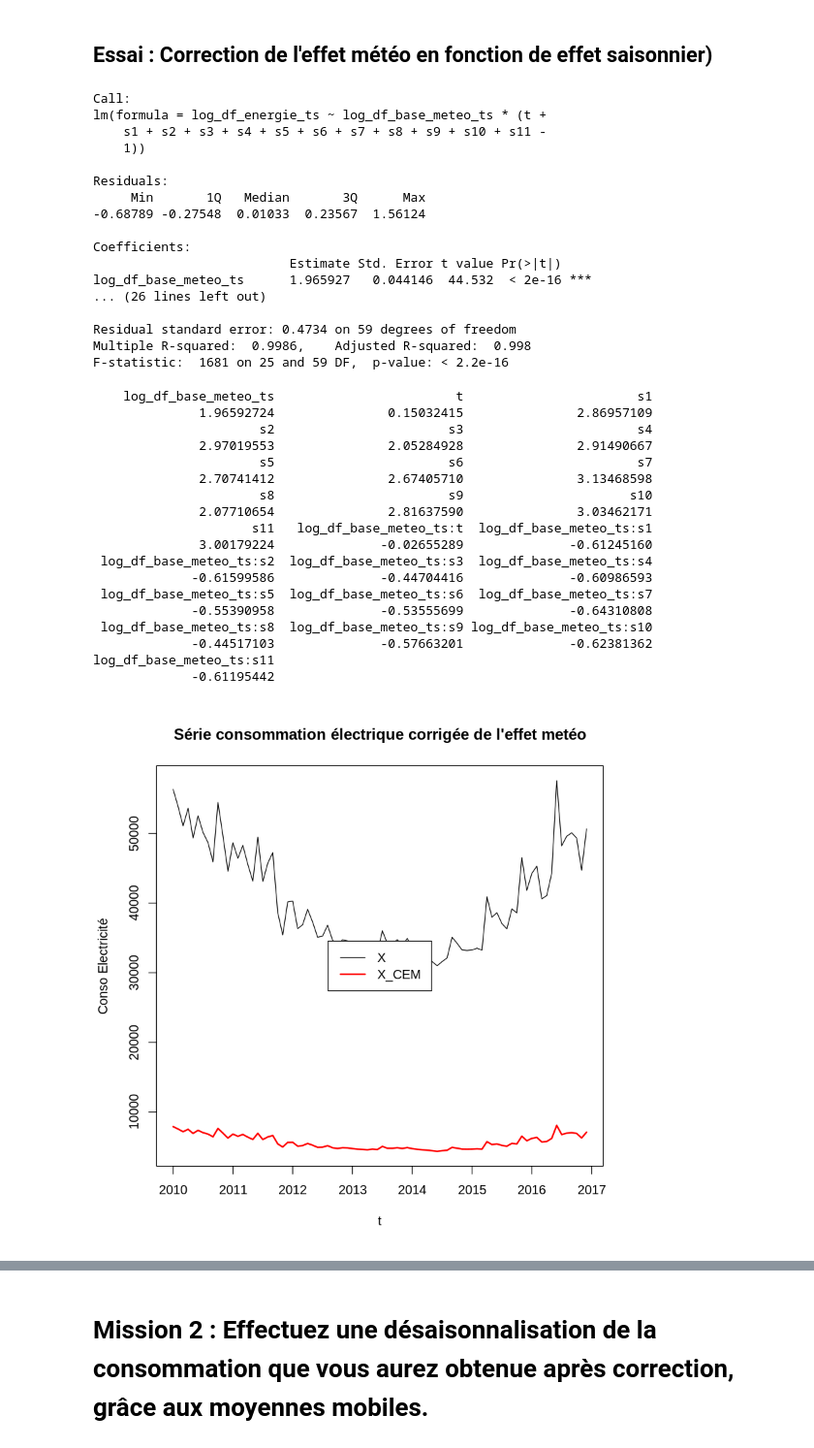
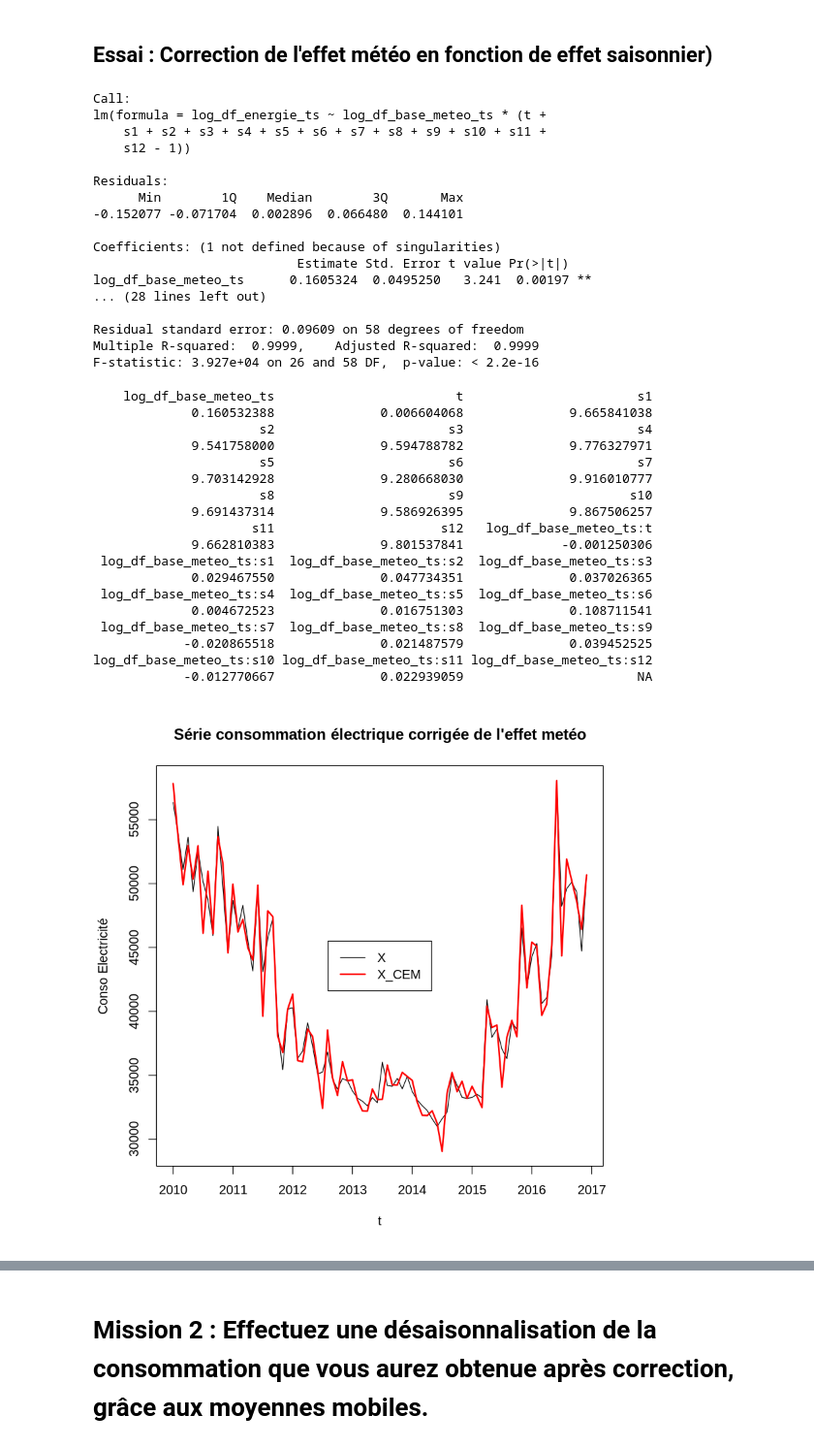
Before and after one commit to Silvock/projet_9_temporal_series, a Jupyter notebook: notebook/analyse.ipynb, the cells around one changed output, grey strips where cells are left out. Shown: that part at 97% size. Drawn from its saved outputs; the diff is of its cells as text; code cells hidden in the pictures.

Commit message:
essai validé

```diff
--- a/notebook/analyse.ipynb
+++ b/notebook/analyse.ipynb
@@ -352,61 +352,66 @@ for (i in 1:12)
 }
 # %%
 ## Note : Colinéarité = En algèbre linéaire, deux vecteurs u et v d'un espace vectoriel E sont colinéaires s'il existe un scalaire k tel que u = kv ou v = ku.
-reg=lm(log_df_energie_ts~log_df_base_meteo_ts*(t+s1+s2+s3+s4+s5+s6+s7+s8+s9+s10+s11-1))
-summary(reg)
+reg_essai=lm(log_df_energie_ts~log_df_base_meteo_ts*(t+s1+s2+s3+s4+s5+s6+s7+s8+s9+s10+s11+s12-1))
+summary(reg_essai)
 
 ## Affichage des coefficients
-reg$coefficients
+reg_essai$coefficients
 
 ## Coefficients initiaux
-a=mean(reg$coefficients[15:25])
-b=reg$coefficients[14]
-c=reg$coefficients[15:25]-mean(reg$coefficients[15:25])
+a=mean(reg_essai$coefficients[15:25])
+b=reg_essai$coefficients[14]
+c=reg_essai$coefficients[15:25]-mean(reg_essai$coefficients[15:25])
+#a=mean(reg_essai$coefficients[3:14])
+#b=reg_essai$coefficients[2]
+#c=reg_essai$coefficients[3:14]-mean(reg_essai$coefficients[3:14])
 # %% [output]
 Call:
 lm(formula = log_df_energie_ts ~ log_df_base_meteo_ts * (t +
-    s1 + s2 + s3 + s4 + s5 + s6 + s7 + s8 + s9 + s10 + s11 -
-    1))
+    s1 + s2 + s3 + s4 + s5 + s6 + s7 + s8 + s9 + s10 + s11 +
+    s12 - 1))
 
 Residuals:
-     Min       1Q   Median       3Q      Max
--0.68789 -0.27548  0.01033  0.23567  1.56124
+      Min        1Q    Median        3Q       Max
+-0.152077 -0.071704  0.002896  0.066480  0.144101
 
-Coefficients:
-                          Estimate Std. Error t value Pr(>|t|)
-log_df_base_meteo_ts      1.965927   0.044146  44.532  < 2e-16 ***
-... (26 lines left out)
+Coefficients: (1 not defined because of singularities)
+                           Estimate Std. Error t value Pr(>|t|)
+log_df_base_meteo_ts      0.1605324  0.0495250   3.241  0.00197 **
+... (28 lines left out)
 
-Residual standard error: 0.4734 on 59 degrees of freedom
-Multiple R-squared:  0.9986,    Adjusted R-squared:  0.998
-F-statistic:  1681 on 25 and 59 DF,  p-value: < 2.2e-16
+Residual standard error: 0.09609 on 58 degrees of freedom
+Multiple R-squared:  0.9999,    Adjusted R-squared:  0.9999
+F-statistic: 3.927e+04 on 26 and 58 DF,  p-value: < 2.2e-16
     log_df_base_meteo_ts                        t                       s1
-              1.96592724               0.15032415               2.86957109
+             0.160532388              0.006604068              9.665841038
                       s2                       s3                       s4
-              2.97019553               2.05284928               2.91490667
+             9.541758000              9.594788782              9.776327971
                       s5                       s6                       s7
-              2.70741412               2.67405710               3.13468598
+             9.703142928              9.280668030              9.916010777
                       s8                       s9                      s10
-              2.07710654               2.81637590               3.03462171
-                     s11   log_df_base_meteo_ts:t  log_df_base_meteo_ts:s1
-              3.00179224              -0.02655289              -0.61245160
- log_df_base_meteo_ts:s2  log_df_base_meteo_ts:s3  log_df_base_meteo_ts:s4
-             -0.61599586              -0.44704416              -0.60986593
- log_df_base_meteo_ts:s5  log_df_base_meteo_ts:s6  log_df_base_meteo_ts:s7
-             -0.55390958              -0.53555699              -0.64310808
- log_df_base_meteo_ts:s8  log_df_base_meteo_ts:s9 log_df_base_meteo_ts:s10
-             -0.44517103              -0.57663201              -0.62381362
-log_df_base_meteo_ts:s11
-             -0.61195442
+             9.691437314              9.586926395              9.867506257
+                     s11                      s12   log_df_base_meteo_ts:t
+             9.662810383              9.801537841             -0.001250306
+ log_df_base_meteo_ts:s1  log_df_base_meteo_ts:s2  log_df_base_meteo_ts:s3
+             0.029467550              0.047734351              0.037026365
+ log_df_base_meteo_ts:s4  log_df_base_meteo_ts:s5  log_df_base_meteo_ts:s6
+             0.004672523              0.016751303              0.108711541
+ log_df_base_meteo_ts:s7  log_df_base_meteo_ts:s8  log_df_base_meteo_ts:s9
+            -0.020865518              0.021487579              0.039452525
+log_df_base_meteo_ts:s10 log_df_base_meteo_ts:s11 log_df_base_meteo_ts:s12
+            -0.012770667              0.022939059                       NA
 # %%
-log_df_energie_ts_cem_essai=log_df_energie_ts-reg$coefficient[1]-(c[1]+c[2]+c[3]+c[4]+c[5]+c[6]+c[7]+c[8]+c[9]+c[10]+c[11])
+#log_df_energie_ts_cem_essai=log_df_energie_ts-(reg$coefficients[1]*s1+reg$coefficients[1]*s2+reg$coefficients[1]*s3+reg$coefficients[1]*s4+reg$coefficients[1]*s5+reg$coefficients[1]*s6+reg$coefficients[1]*s7+reg$coefficients[1]*s8+reg$coefficients[1]*s9+reg$coefficients[1]*s10+reg$coefficients[1]*s11+reg$coefficients[1]*s12)
+#log_df_energie_ts_cem_essai=log_df_energie_ts-reg_essai$coefficient[1]-(c[1]+c[2]+c[3]+c[4]+c[5]+c[6]+c[7]+c[8]+c[9]+c[10]+c[11])
+log_df_energie_ts_cem_essai=log_df_energie_ts-(c[1]*s1+c[2]*s2+c[3]*s3+c[4]*s4+c[5]*s5+c[6]*s6+c[7]*s7+c[8]*s8+c[9]*s9+c[10]*s10+c[11]*s11)
 
-df_energie_ts_cem_essai=exp(log_df_energie_ts_cem)
+df_energie_ts_cem_essai=exp(log_df_energie_ts_cem_essai)
 
 ts.plot(df_energie_ts,df_energie_ts_cem_essai,xlab='t',ylab='Conso Electricité',col=c(1,2),lwd=c(1,2),main = "Série consommation électrique corrigée de l'effet metéo")
 legend('center',legend=c("X","X_CEM"),col=c(1,2),lwd=c(1,2))
 # %% [output]
-[figure, old version]
+[figure, new version]
 # %% [markdown]
 <a id='mission2'></a>
 # %% [markdown]
```
Also changed, not shown: parts of 4 cells of this notebook, 1 other file.
